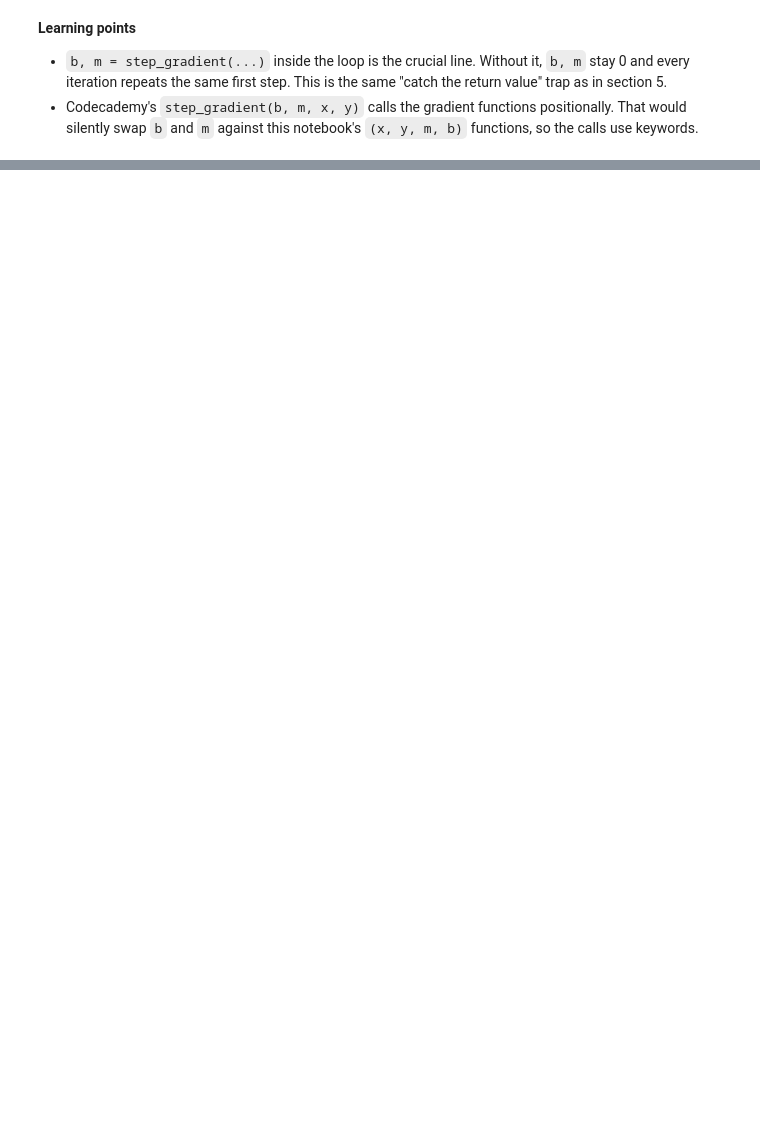
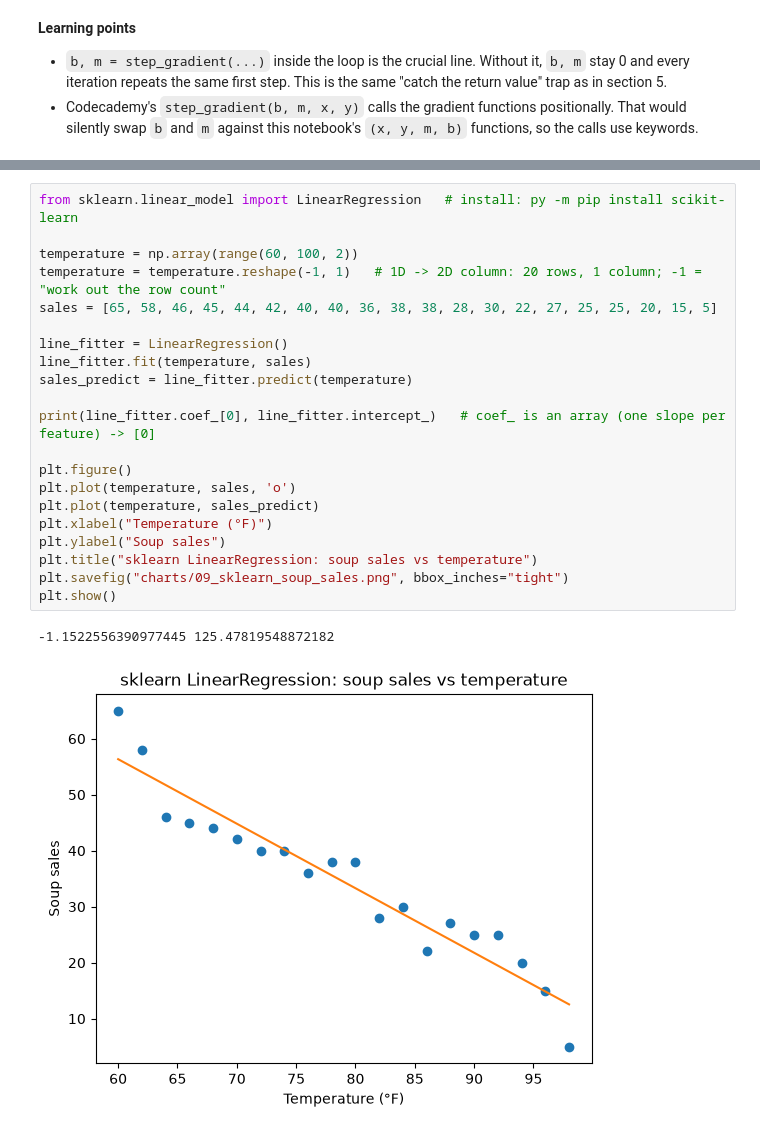
Before and after one commit to kkg98/panda-for-finance, a Jupyter notebook: notes/6_linear_regression/01_the_model.ipynb, the cells around one changed output, grey strips where cells are left out. Cells and saved outputs as stored; diff of their text form; blank space fills up the shorter version.

```diff
--- a/notes/6_linear_regression/01_the_model.ipynb
+++ b/notes/6_linear_regression/01_the_model.ipynb
@@ -243,0 +341,24 @@ plt.show()
+# %%
+from sklearn.linear_model import LinearRegression   # install: py -m pip install scikit-learn
+
+temperature = np.array(range(60, 100, 2))
+temperature = temperature.reshape(-1, 1)   # 1D -> 2D column: 20 rows, 1 column; -1 = "work out the row count"
+sales = [65, 58, 46, 45, 44, 42, 40, 40, 36, 38, 38, 28, 30, 22, 27, 25, 25, 20, 15, 5]
+
+line_fitter = LinearRegression()
+line_fitter.fit(temperature, sales)
+sales_predict = line_fitter.predict(temperature)
+
+print(line_fitter.coef_[0], line_fitter.intercept_)   # coef_ is an array (one slope per feature) -> [0]
+
+plt.figure()
+plt.plot(temperature, sales, 'o')
+plt.plot(temperature, sales_predict)
+plt.xlabel("Temperature (°F)")
+plt.ylabel("Soup sales")
+plt.title("sklearn LinearRegression: soup sales vs temperature")
+plt.savefig("charts/09_sklearn_soup_sales.png", bbox_inches="tight")
+plt.show()
+# %% [output]
+-1.1522556390977445 125.47819548872182
+[figure, added]
```
Also changed, not shown: parts of 7 cells of this notebook, 7 other files.
